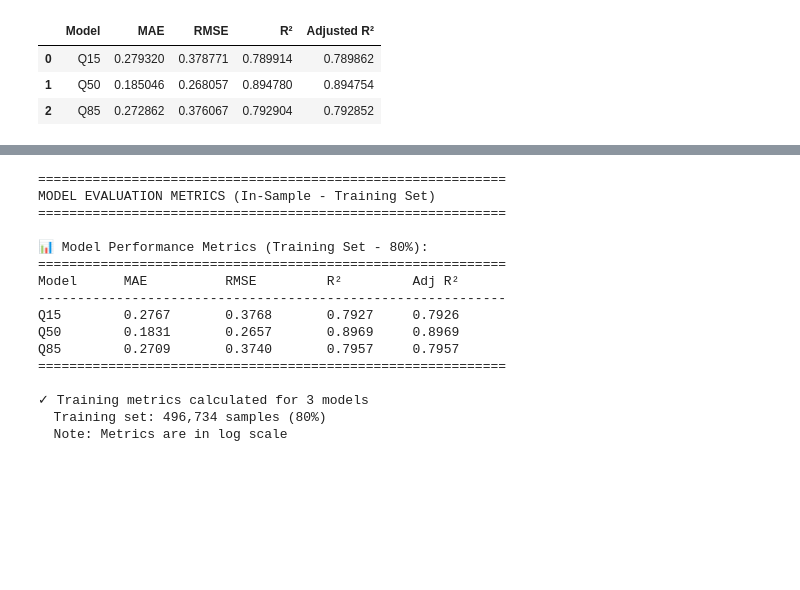
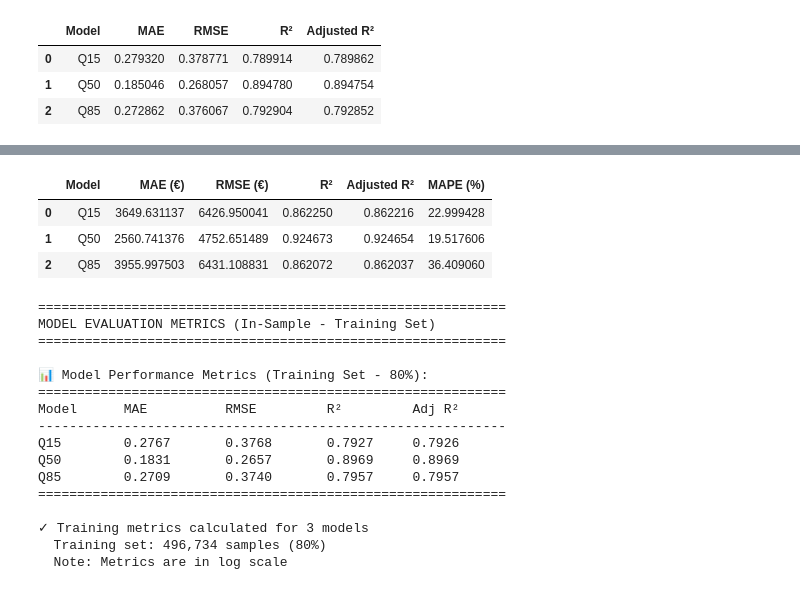
Before and after one commit to brunothefirst/car_price_prediction, a Jupyter notebook: notebooks/06_lean_model_training.ipynb, the cells around one changed output, grey strips where cells are left out. Drawn from its saved outputs; the diff is of its cells as text; code cells hidden in the pictures; blank space fills up the shorter version.

Commit message:
prediction notebook

```diff
--- a/notebooks/06_lean_model_training.ipynb
+++ b/notebooks/06_lean_model_training.ipynb
@@ -1206,3 +1208,65 @@ Q85        0.2729       0.3761       0.7929     0.7929
 | 0 | Q15 | 0.279320 | 0.378771 | 0.789914 | 0.789862 |
 | 1 | Q50 | 0.185046 | 0.268057 | 0.894780 | 0.894754 |
 | 2 | Q85 | 0.272862 | 0.376067 | 0.792904 | 0.792852 |
+# %%
+# %% Calculate Evaluation Metrics in Original Price Scale
+print("\n" + "=" * 60)
+print("MODEL EVALUATION METRICS IN ORIGINAL PRICE SCALE (€)")
+print("=" * 60)
+
+# Convert predictions and actual values back to original price scale
+y_test_actual = y_test  # Already in original scale
+y_pred_q15_actual = np.exp(y_pred_q15_test)
+y_pred_q50_actual = np.exp(y_pred_q50_test)
+y_pred_q85_actual = np.exp(y_pred_q85_test)
+
+# Calculate metrics for each model in original price scale
+metrics_data_price = []
+
+for model_name, y_pred_actual in [('Q15', y_pred_q15_actual),
+                                   ('Q50', y_pred_q50_actual),
+                                   ('Q85', y_pred_q85_actual)]:
+    # MAE (Mean Absolute Error) in €
+    mae_price = mean_absolute_error(y_test_actual, y_pred_actual)
+
+    # RMSE (Root Mean Squared Error) in €
+    rmse_price = np.sqrt(mean_squared_error(y_test_actual, y_pred_actual))
+
+    # R² (R-squared)
+    r2_price = r2_score(y_test_actual, y_pred_actual)
+
+    # Adjusted R² (adjusted for number of predictors)
+    n = len(y_test_actual)
+    p = X_test.shape[1]
+    adj_r2_price = 1 - (1 - r2_price) * (n - 1) / (n - p - 1)
+
+    # MAPE (Mean Absolute Percentage Error)
+    mape = np.mean(np.abs((y_test_actual - y_pred_actual) / y_test_actual)) * 100
+
+    metrics_data_price.append({
+        'Model': model_name,
+        'MAE (€)': mae_price,
+        'RMSE (€)': rmse_price,
+        'R²': r2_price,
+        'Adjusted R²': adj_r2_price,
+        'MAPE (%)': mape
+    })
+
+# Create metrics dataframe
+metrics_df_price = pd.DataFrame(metrics_data_price)
+
+print(f"\n📊 Model Performance Metrics (Original Price Scale):")
+print("=" * 80)
+print(f"{'Model':<10} {'MAE (€)':<15} {'RMSE (€)':<15} {'MAPE (%)':<12} {'R²':<10} {'Adj R²':<10}")
+print("-" * 80)
+for _, row in metrics_df_price.iterrows():
+    print(f"{row['Model']:<10} €{row['MAE (€)']:>12,.0f}  €{row['RMSE (€)']:>12,.0f}  {row['MAPE (%)']:>10.2f}  {row['R²']:>8.4f}  {row['Adjusted R²']:>8.4f}")
+print("=" * 80)
+
+print(f"\n✓ Price-scale metrics calculated for {len(metrics_data_price)} models")
+print(f"  Test set: {len(y_test):,} samples (20%)")
+print(f"  Note: These metrics are in original price scale (€), easier to interpret!")
+
+# Display as table
+display(metrics_df_price)
+# %% [output]
@@ -1209,3 +1289,7 @@ Q85        0.2729       0.3761       0.7929     0.7929
+|  | Model | MAE (€) | RMSE (€) | R² | Adjusted R² | MAPE (%) |
+| 0 | Q15 | 3649.631137 | 6426.950041 | 0.862250 | 0.862216 | 22.999428 |
+| 1 | Q50 | 2560.741376 | 4752.651489 | 0.924673 | 0.924654 | 19.517606 |
+| 2 | Q85 | 3955.997503 | 6431.108831 | 0.862072 | 0.862037 | 36.409060 |
 # %%
 # %% Calculate Evaluation Metrics on Training Set
 print("=" * 60)
```
Also changed, not shown: parts of 18 cells of this notebook, 1 other file.
